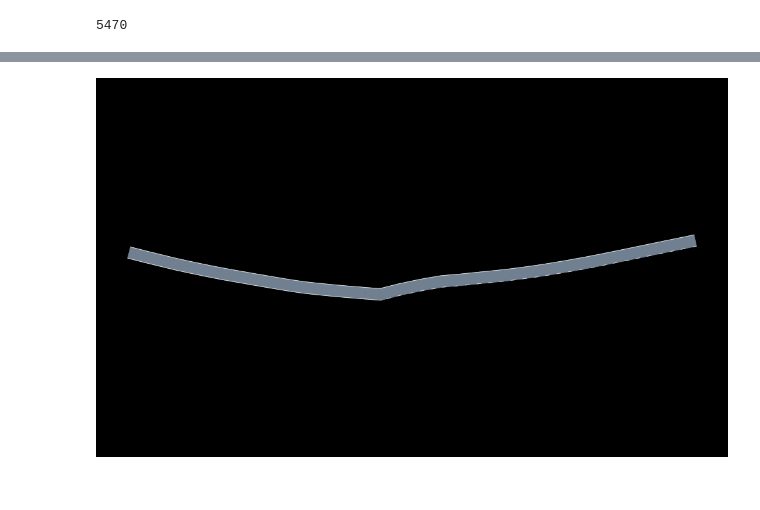
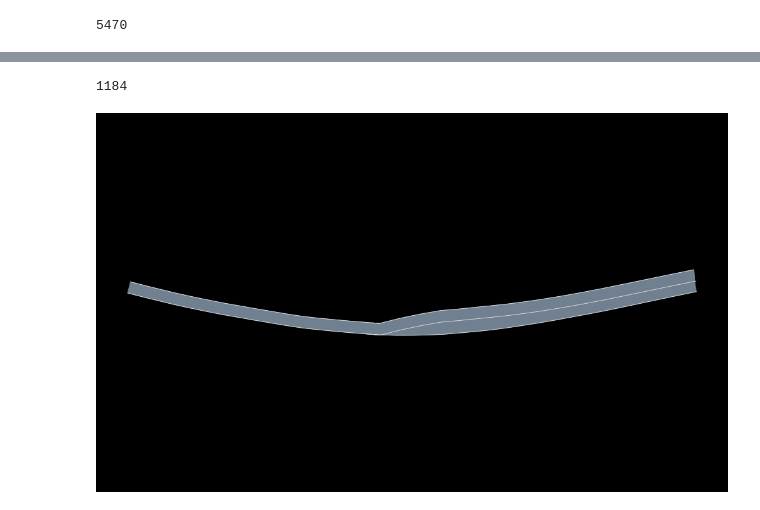
Before and after one commit to soyeonjung/AutoUrban_Interaction, a Jupyter notebook: docs/Interaction to Opendrive.ipynb, the cells around one changed output, grey strips where cells are left out. Saved outputs shown, nothing was run; the diff lists cells and outputs as text; code cells hidden in the pictures.

```diff
--- a/docs/Interaction to Opendrive.ipynb
+++ b/docs/Interaction to Opendrive.ipynb
@@ -137,0 +84,8 @@ lane b2
+# %%
+# junctions=[Junction([Connection(1,2,0,[(2,1)]), Connection(1,2,0,[(1,1)])])] #,Connection(1,3),Connection(1,4)])]
+junctions=[Junction([Connection(1,2,0,[(2,1)])])]
+
+for junction in junctions
+    add_junction!(junction, road_partial)
+end
+render([road_partial])
@@ -137,0 +127,18 @@ lane b2
+# %%
+function make_roadway_interaction_partial()
+    road = Roadway()
+    track_a = centerlines_txt2tracks(joinpath(@__DIR__,"../dataset/centerlines_a.txt")); # Top most on ramp
+    lane_a = Lane(LaneTag(1,1),track_a) #,boundary_left=LaneBoundary(:broken,:white))
+
+    track_b1 = centerlines_txt2tracks(joinpath(@__DIR__,"../dataset/centerlines_b1.txt")); # Top most on ramp
+    lane_b1 = Lane(LaneTag(1,2),track_b1)
+
+    track_b2 = centerlines_txt2tracks(joinpath(@__DIR__,"../dataset/centerlines_b2.txt"))
+    lane_b2 = Lane(LaneTag(2,1),track_b2)
+    connect!(lane_a,lane_b2)
+    connect!(lane_b1,lane_b2)
+
+    push!(road.segments,RoadSegment(1,[lane_a, lane_b1]));
+    push!(road.segments,RoadSegment(2,[lane_b2]));
+    return road
+end
@@ -137,0 +147,5 @@ lane b2
+# %%
+road_partial = make_roadway_interaction_partial()
+print(size(road_partial.segments), "\n")
+
+render([road_partial])
@@ -138,10 +208,16 @@ lane b2
+# %%
+# write("interaction_a_paramPoly3.xodr",doc)
+write("interaction_b2_paramPoly3.xodr",doc)
+# %% [output]
+1184
 # %%
-junctions = [Junction([Connection(1,2)])]
+# junctions = [Junction([Connection(1,2)])]
+junctions=[Junction([Connection(1,2,0,[(1,1),(2,1)])])] #,Connection(1,3),Connection(1,4)])]
 
 for junction in junctions
     add_junction!(junction, road_partial)
 end
 render([road_partial])
 # %% [output]
-[figure, old version]
+[figure, new version]
 # %%
```
Also changed, not shown: parts of 17 cells of this notebook, 3 other files.
